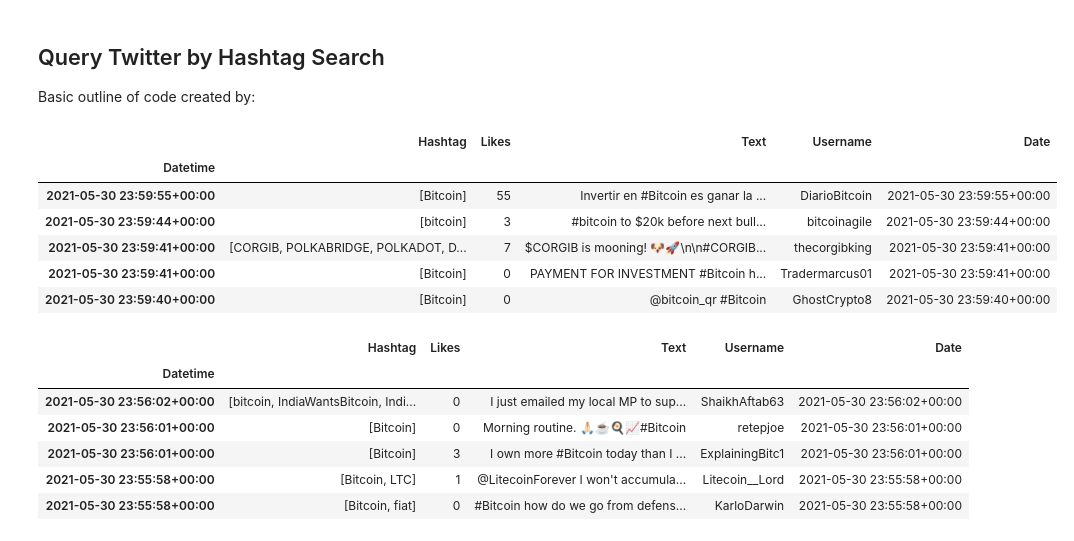
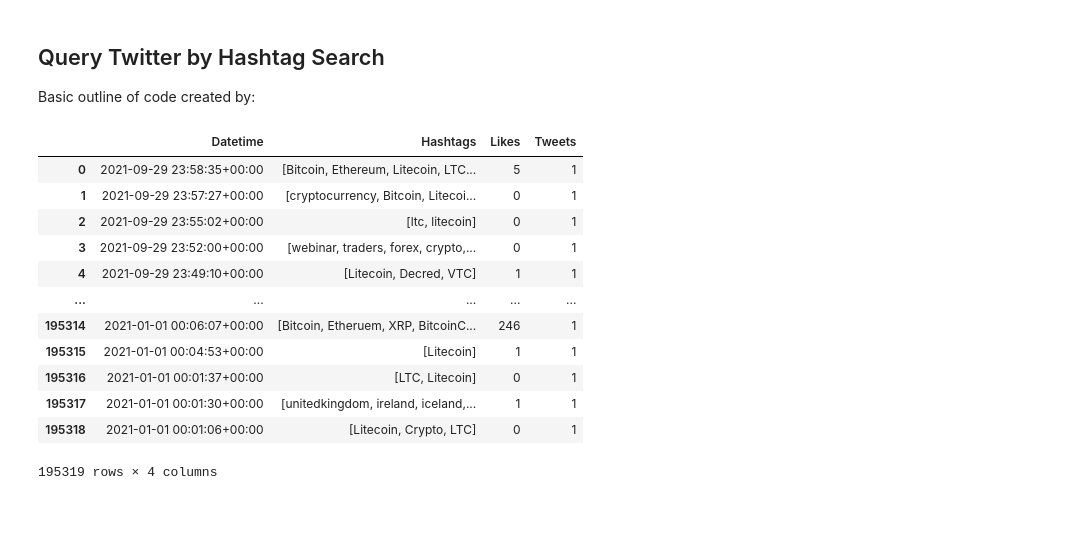
Before and after one commit to ZrowGz/knightshade, a Jupyter notebook: tweetAnalysis.ipynb, the cells around one changed output. Drawn from its saved outputs; the diff is of its cells as text; code cells hidden in the pictures; blank space fills up the shorter version.

```diff
--- a/tweetAnalysis.ipynb
+++ b/tweetAnalysis.ipynb
@@ -48,43 +54,38 @@ os.system("snscrape --jsonl --progress --max-results 500 --since 2021-05-01 twit
 # %%
 # Using TwitterSearchScraper to scrape data and append tweets to list
-maxTweets = 5
+maxTweets = 2500000
 
 # Create empty list to store the tweets
 tweets_list = []
 
 # Scrape the tweets
-for i,tweet in enumerate(sntwitter.TwitterHashtagScraper('bitcoin since:2021-05-01 until:2021-05-31').get_items()):
-    if i>50:
+for i,tweet in enumerate(sntwitter.TwitterHashtagScraper('litecoin since:2021-01-01 until:2021-09-30').get_items()):
+    if i>maxTweets:
         break
-    tweets_list.append([tweet.date, tweet.hashtags, tweet.likeCount, tweet.content, tweet.user.username])
-
-# Creating a dataframe from the tweets list above
-tweets_df = pd.DataFrame(tweets_list, columns=['Datetime', 'Hashtags', 'Likes', 'Text', 'Username'])
+    tweets_list.append([tweet.date, tweet.hashtags, tweet.likeCount, 1])
 # %%
 # Creating a dataframe from the tweets list above
-tweets_df = pd.DataFrame(tweets_list, columns=['Datetime', 'Hashtag', 'Likes', 'Text', 'Username'])
+tweets_df = pd.DataFrame(tweets_list, columns=['Datetime', 'Hashtags', 'Likes', 'Tweets'])
 
 # Reformat the 'Datetime' to date time format
-tweets_df["Date"] = pd.to_datetime(tweets_df['Datetime'])
+tweets_df['Datetime'] = pd.to_datetime(tweets_df['Datetime'])
 
 # Set the index to 'Datetime'
-tweets_df = tweets_df.set_index('Datetime')
+#tweets_df = tweets_df.set_index('Date')
 
 # Display first 5 entries from dataframe
-display(tweets_df.head())
-display(tweets_df.tail())
+tweets_df
 # %% [output]
-|  | Hashtag | Likes | Text | Username | Date |
-| Datetime |  |  |  |  |  |
-| 2021-05-30 23:59:55+00:00 | [Bitcoin] | 55 | Invertir en #Bitcoin es ganar la ... | DiarioBitcoin | 2021-05-30 23:59:55+00:00 |
-| 2021-05-30 23:59:44+00:00 | [bitcoin] | 3 | #bitcoin to $20k before next bull... | bitcoinagile | 2021-05-30 23:59:44+00:00 |
-| 2021-05-30 23:59:41+00:00 | [CORGIB, POLKABRIDGE, POLKADOT, D... | 7 | $CORGIB is mooning! 🐶🚀\n\n#CORGIB... | thecorgibking | 2021-05-30 23:59:41+00:00 |
-| 2021-05-30 23:59:41+00:00 | [Bitcoin] | 0 | PAYMENT FOR INVESTMENT #Bitcoin h... | Tradermarcus01 | 2021-05-30 23:59:41+00:00 |
-| 2021-05-30 23:59:40+00:00 | [Bitcoin] | 0 | @bitcoin_qr #Bitcoin | GhostCrypto8 | 2021-05-30 23:59:40+00:00 |
+|  | Datetime | Hashtags | Likes | Tweets |
+| 0 | 2021-09-29 23:58:35+00:00 | [Bitcoin, Ethereum, Litecoin, LTC... | 5 | 1 |
+| 1 | 2021-09-29 23:57:27+00:00 | [cryptocurrency, Bitcoin, Litecoi... | 0 | 1 |
+| 2 | 2021-09-29 23:55:02+00:00 | [ltc, litecoin] | 0 | 1 |
+| 3 | 2021-09-29 23:52:00+00:00 | [webinar, traders, forex, crypto,... | 0 | 1 |
+| 4 | 2021-09-29 23:49:10+00:00 | [Litecoin, Decred, VTC] | 1 | 1 |
+| ... | ... | ... | ... | ... |
+| 195314 | 2021-01-01 00:06:07+00:00 | [Bitcoin, Etheruem, XRP, BitcoinC... | 246 | 1 |
+| 195315 | 2021-01-01 00:04:53+00:00 | [Litecoin] | 1 | 1 |
+| 195316 | 2021-01-01 00:01:37+00:00 | [LTC, Litecoin] | 0 | 1 |
+| 195317 | 2021-01-01 00:01:30+00:00 | [unitedkingdom, ireland, iceland,... | 1 | 1 |
+| 195318 | 2021-01-01 00:01:06+00:00 | [Litecoin, Crypto, LTC] | 0 | 1 |
-|  | Hashtag | Likes | Text | Username | Date |
-| Datetime |  |  |  |  |  |
-| 2021-05-30 23:56:02+00:00 | [bitcoin, IndiaWantsBitcoin, Indi... | 0 | I just emailed my local MP to sup... | ShaikhAftab63 | 2021-05-30 23:56:02+00:00 |
-| 2021-05-30 23:56:01+00:00 | [Bitcoin] | 0 | Morning routine. 🙏🏻☕️🍳📈#Bitcoin | retepjoe | 2021-05-30 23:56:01+00:00 |
-| 2021-05-30 23:56:01+00:00 | [Bitcoin] | 3 | I own more #Bitcoin today than I ... | ExplainingBitc1 | 2021-05-30 23:56:01+00:00 |
-| 2021-05-30 23:55:58+00:00 | [Bitcoin, LTC] | 1 | @LitecoinForever I won't accumula... | Litecoin__Lord | 2021-05-30 23:55:58+00:00 |
-| 2021-05-30 23:55:58+00:00 | [Bitcoin, fiat] | 0 | #Bitcoin how do we go from defens... | KarloDarwin | 2021-05-30 23:55:58+00:00 |
+195319 rows × 4 columns
```
Also changed, not shown: parts of 13 cells of this notebook, 1 other file.
